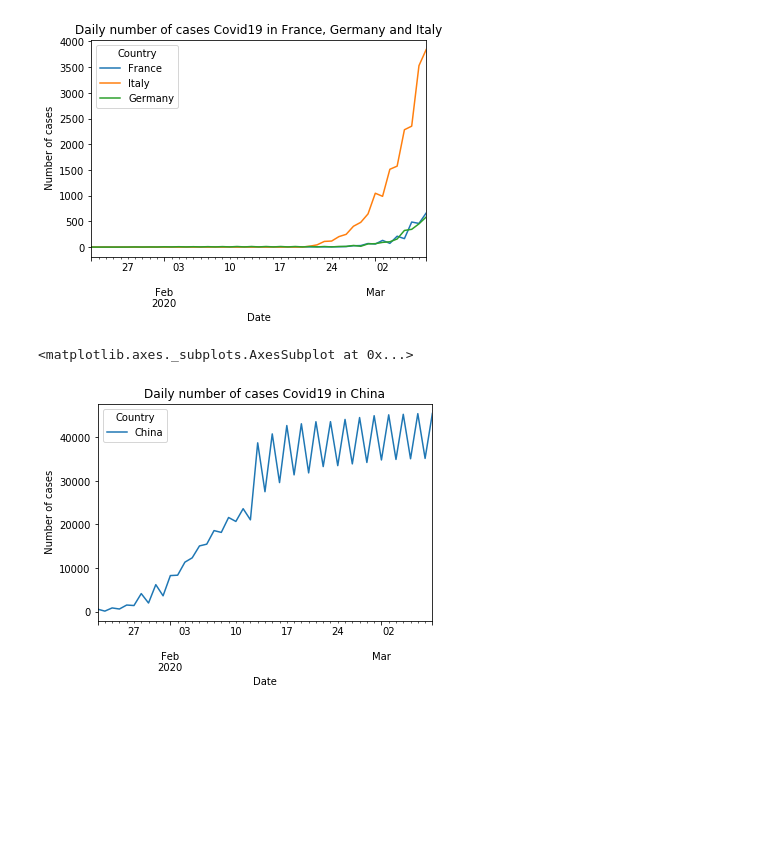
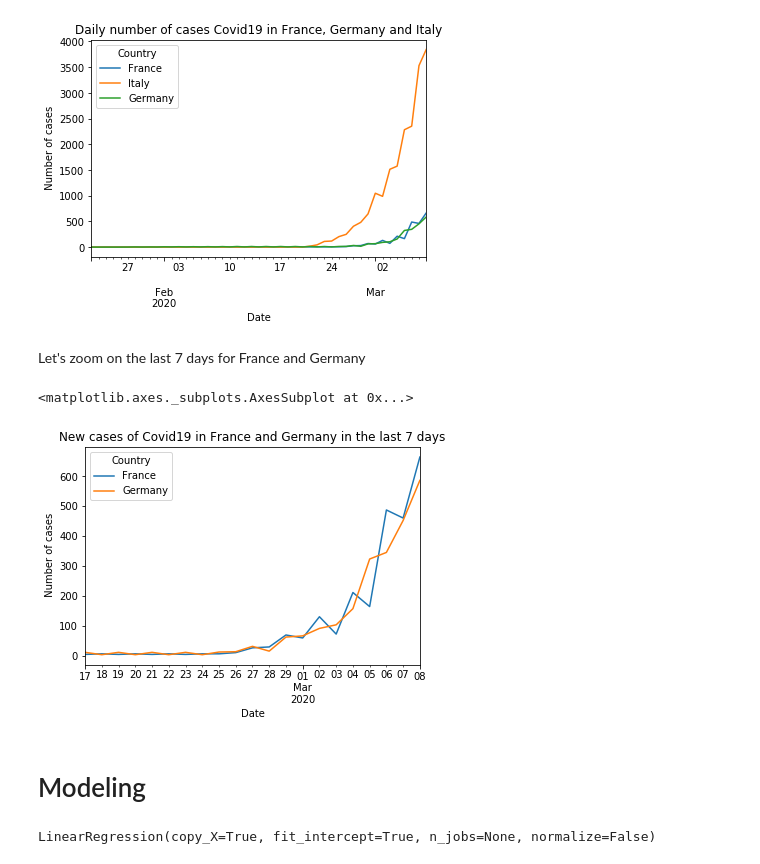
Before and after one commit to VianneyMI/Coronavirus_Pred, a Jupyter notebook: covid19_prediction.ipynb, the cells around one changed output. Cells and saved outputs as stored; diff of their text form; code cells hidden in the pictures; blank space fills up the shorter version.

```diff
--- a/covid19_prediction.ipynb
+++ b/covid19_prediction.ipynb
@@ -209,11 +211,17 @@ ax
 # %% [output]
 <matplotlib.axes._subplots.AxesSubplot at 0x...>
 [figure]
-# %%
-ax=cov19_df.plot(y=['China'])
-ax.set_title('Daily number of cases Covid19 in China')
-ax.set_ylabel(' Number of cases')
-ax
-# %% [output]
-<matplotlib.axes._subplots.AxesSubplot at 0x...>
-[figure, removed]
+# %% [markdown]
+Let's zoom on the last 7 days for France and Germany
+# %%
+window=21
+zoom=cov19_df.tail(window)
+ax4=zoom.plot(y=['France','Germany'])
+ax4.set_title('New cases of Covid19 in France and Germany in the last 7 days')
+ax4.set_ylabel(' Number of cases')
+ax4
+# %% [output]
+<matplotlib.axes._subplots.AxesSubplot at 0x...>
+[figure, added]
+# %% [markdown]
+# Modeling
@@ -219,0 +233,11 @@ ax
+# %%
+from sklearn import linear_model
+LR_f=sk.linear_model.LinearRegression()
+LR_g=sk.linear_model.LinearRegression()
+x_train = np.linspace(1,7,7).reshape(1,-1)
+y_train_f = np.asanyarray(y_train[['France']]).reshape(1,-1)
+y_train_g = np.asanyarray(y_train[['Germany']]).reshape(1,-1)
+LR_f.fit(x_train,y_train_f)
+LR_g.fit(x_train,y_train_g)
+# %% [output]
+LinearRegression(copy_X=True, fit_intercept=True, n_jobs=None, normalize=False)
```
Also changed, not shown: parts of 5 cells of this notebook, 3 other files.
